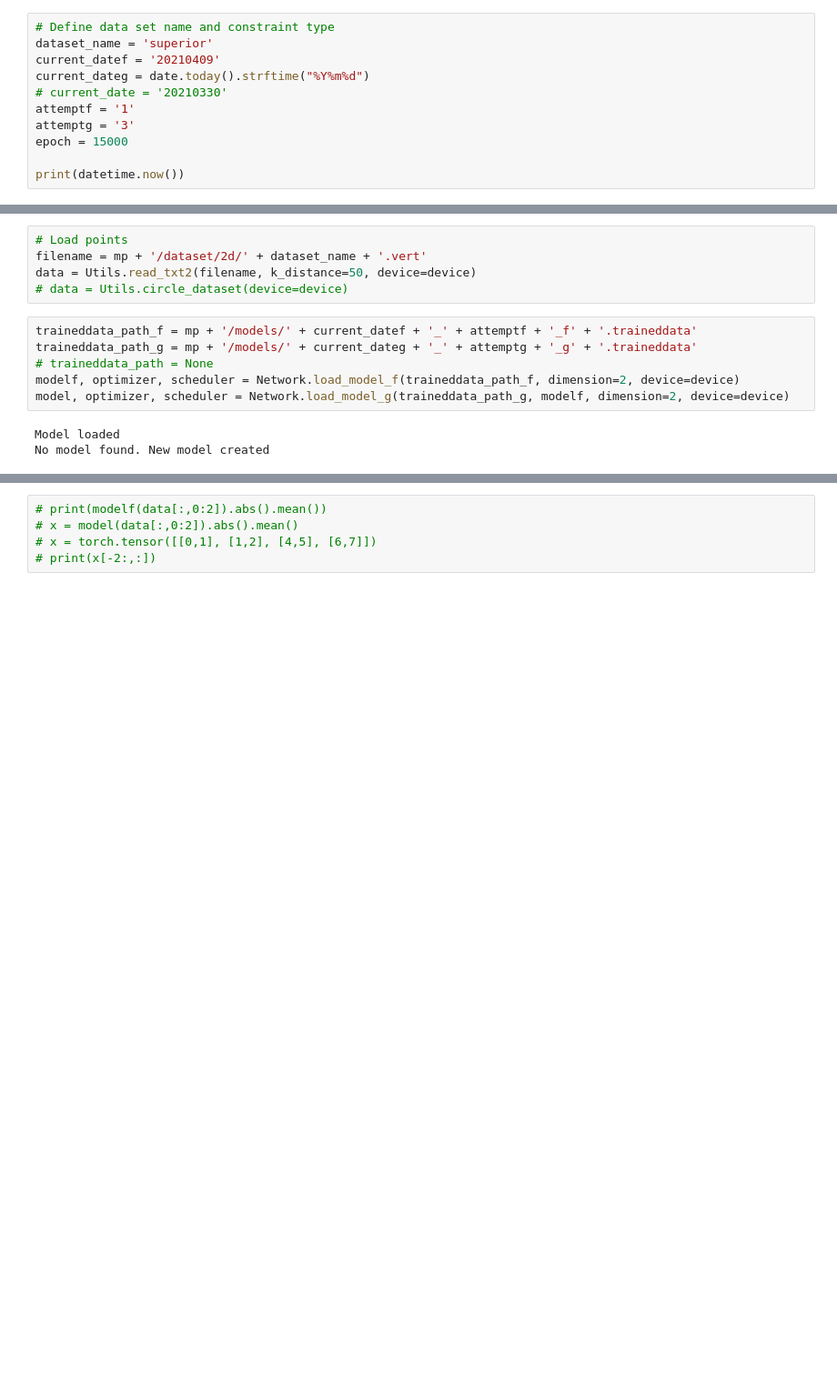
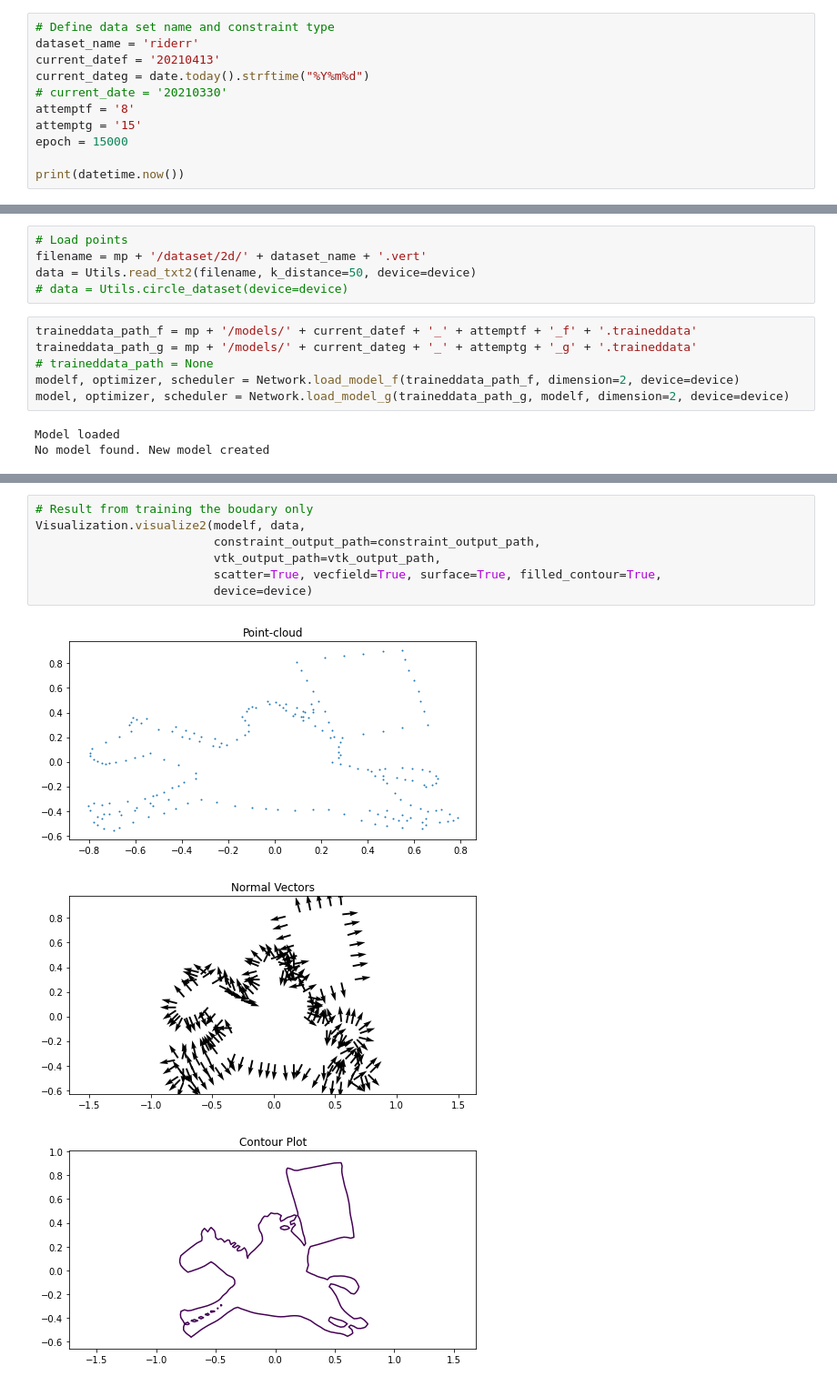
Before and after one commit to tranbaquang1708/GraduationThesis, a Jupyter notebook: trainconstraint_2D.ipynb, the cells around one changed output, grey strips where cells are left out. Shown at 91% size. Drawn from its saved outputs; the diff is of its cells as text; blank space fills up the shorter version.

Commit message:
Result with images

```diff
--- a/trainconstraint_2D.ipynb
+++ b/trainconstraint_2D.ipynb
@@ -12,12 +12,12 @@ from modules import Reconstruction, Visualization, Utils, Network
 device = torch.device('cuda' if torch.cuda.is_available() else 'cpu')
 # %%
 # Define data set name and constraint type
-dataset_name = 'superior'
-current_datef = '20210409'
+dataset_name = 'riderr'
+current_datef = '20210413'
 current_dateg = date.today().strftime("%Y%m%d")
 # current_date = '20210330'
-attemptf = '1'
-attemptg = '3'
+attemptf = '8'
+attemptg = '15'
 epoch = 15000
 
 print(datetime.now())
@@ -83,5 +74,11 @@ Visualization.visualize2(model, data,
-# %%
-# print(modelf(data[:,0:2]).abs().mean())
-# x = model(data[:,0:2]).abs().mean()
-# x = torch.tensor([[0,1], [1,2], [4,5], [6,7]])
-# print(x[-2:,:])
+# %%
+# Result from training the boudary only
+Visualization.visualize2(modelf, data,
+                         constraint_output_path=constraint_output_path,
+                         vtk_output_path=vtk_output_path,
+                         scatter=True, vecfield=True, surface=True, filled_contour=True,
+                         device=device)
+# %% [output]
+[figure, added]
+[figure, added]
+[figure, added]
```
Also changed, not shown: parts of 5 cells of this notebook.
